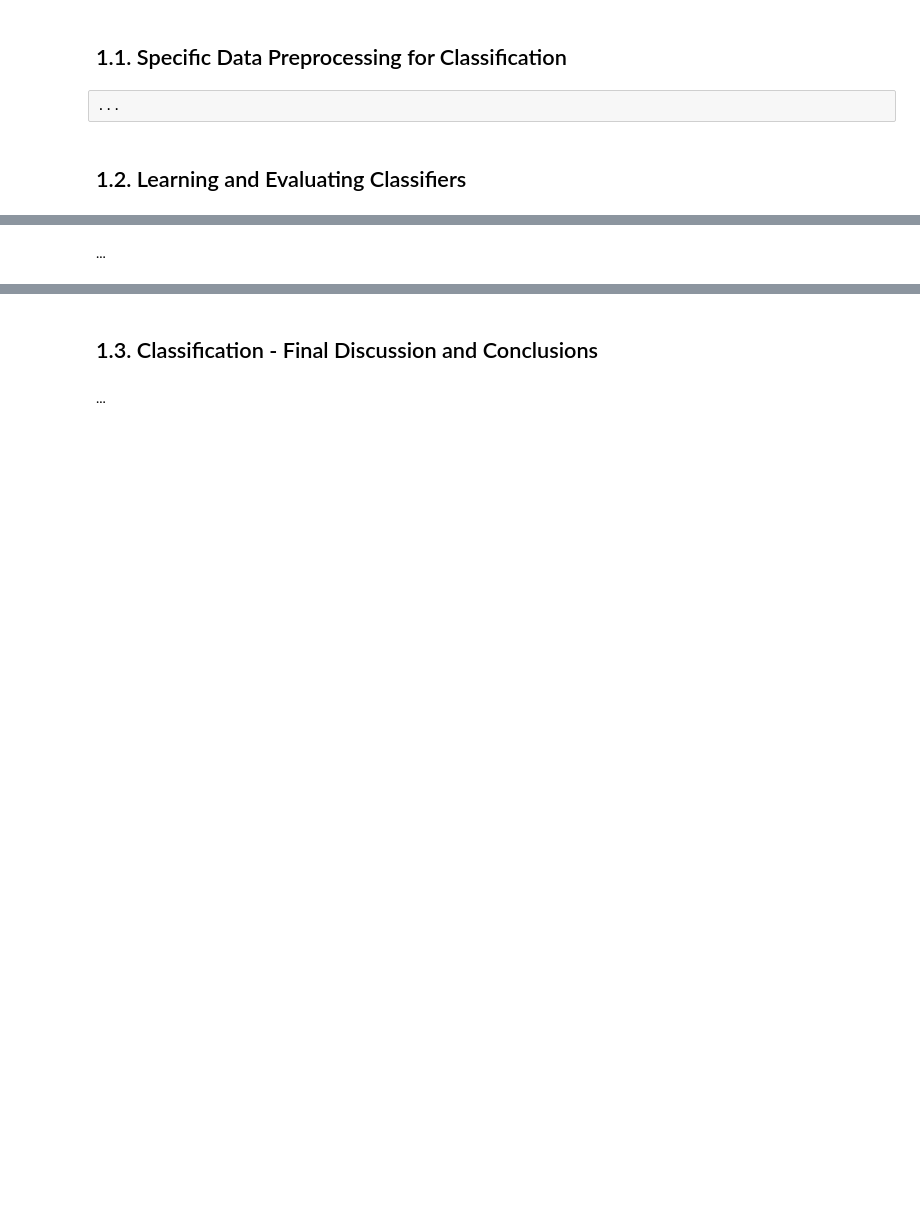
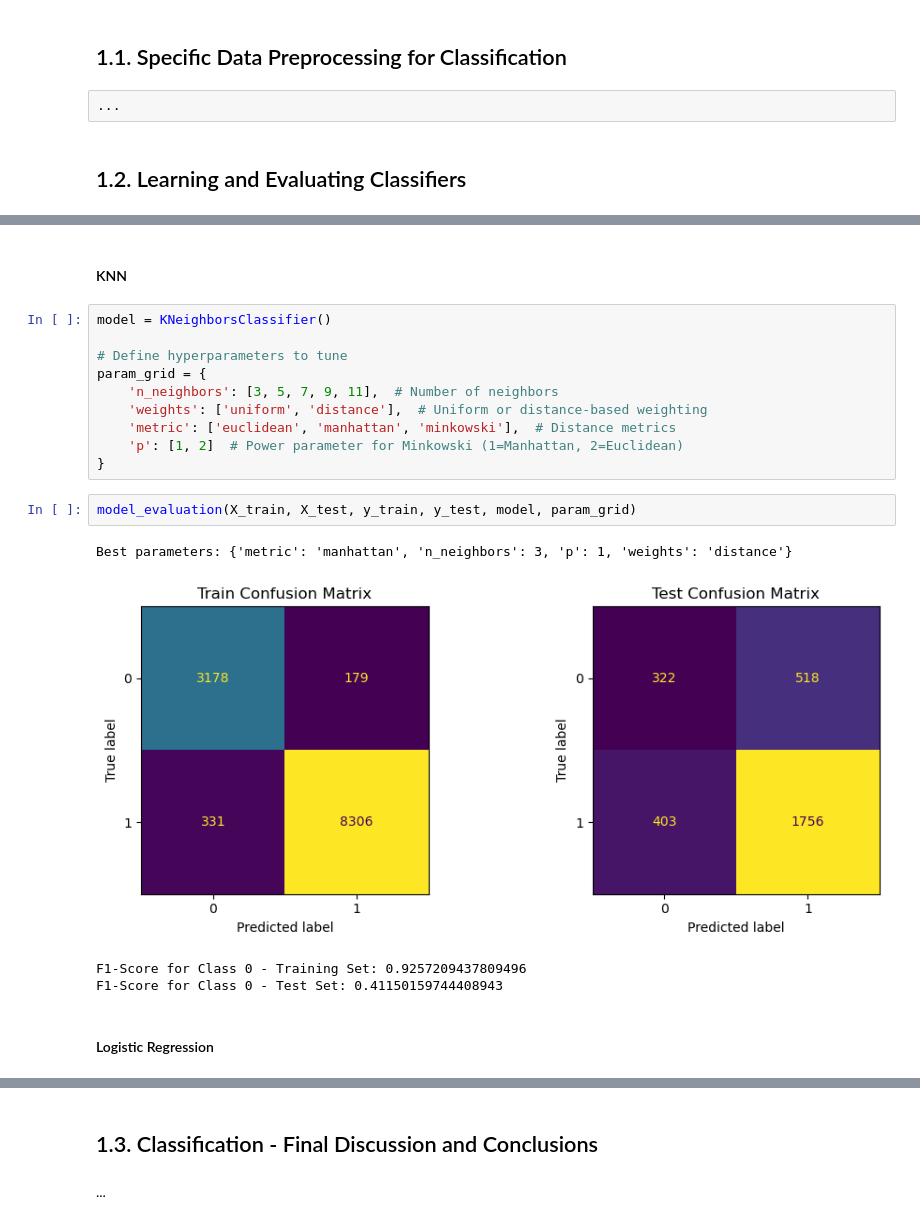
Before and after one commit to BolachinhaAmericana/MSc-MachineLearning, a Jupyter notebook: AA_202425_Project_ASM_V2.ipynb, the cells around one changed output, grey strips where cells are left out. Drawn from its saved outputs; the diff is of its cells as text; blank space fills up the shorter version.

```diff
--- a/AA_202425_Project_ASM_V2.ipynb
+++ b/AA_202425_Project_ASM_V2.ipynb
@@ -1124,2 +1343,21 @@ In this task you should target 3 classification tasks:
 # %% [markdown]
-...
+#### KNN
+# %%
+model = KNeighborsClassifier()
+
+# Define hyperparameters to tune
+param_grid = {
+    'n_neighbors': [3, 5, 7, 9, 11],  # Number of neighbors
+    'weights': ['uniform', 'distance'],  # Uniform or distance-based weighting
+    'metric': ['euclidean', 'manhattan', 'minkowski'],  # Distance metrics
+    'p': [1, 2]  # Power parameter for Minkowski (1=Manhattan, 2=Euclidean)
+}
+# %%
+model_evaluation(X_train, X_test, y_train, y_test, model, param_grid)
+# %% [output]
+Best parameters: {'metric': 'manhattan', 'n_neighbors': 3, 'p': 1, 'weights': 'distance'}
+[figure, added]
+F1-Score for Class 0 - Training Set: 0.9257209437809496
+F1-Score for Class 0 - Test Set: 0.41150159744408943
+# %% [markdown]
+#### Logistic Regression
```
Also changed, not shown: parts of 39 cells of this notebook.
